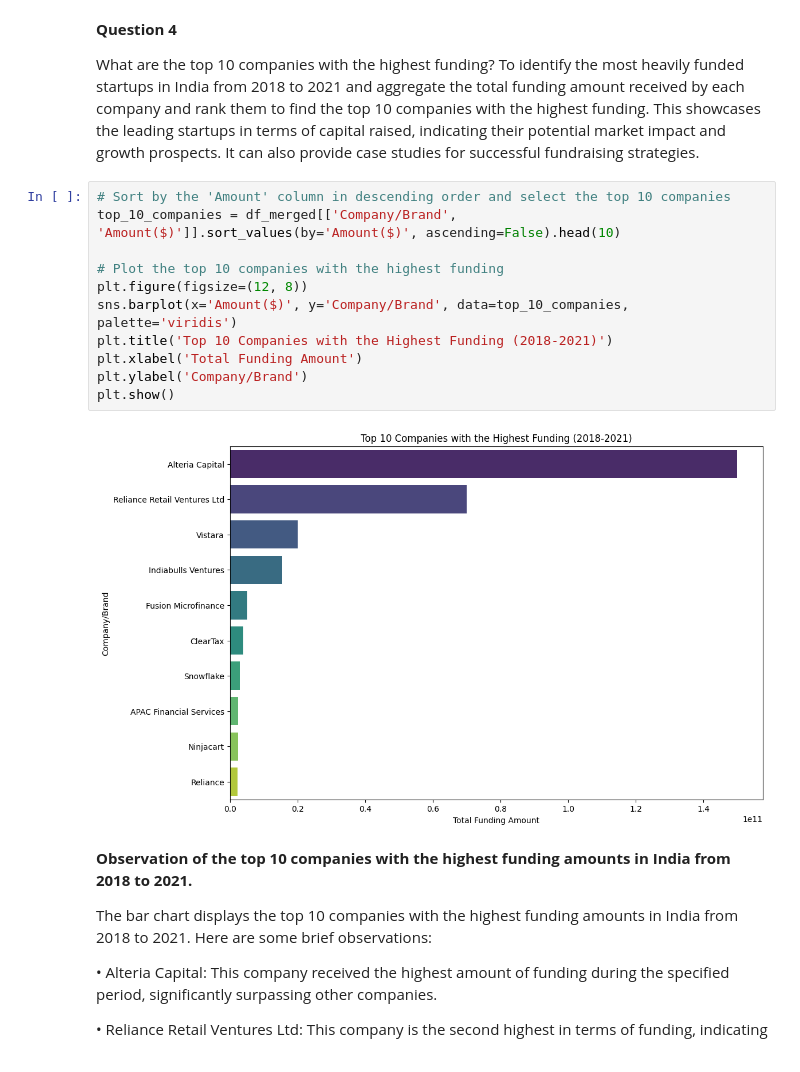
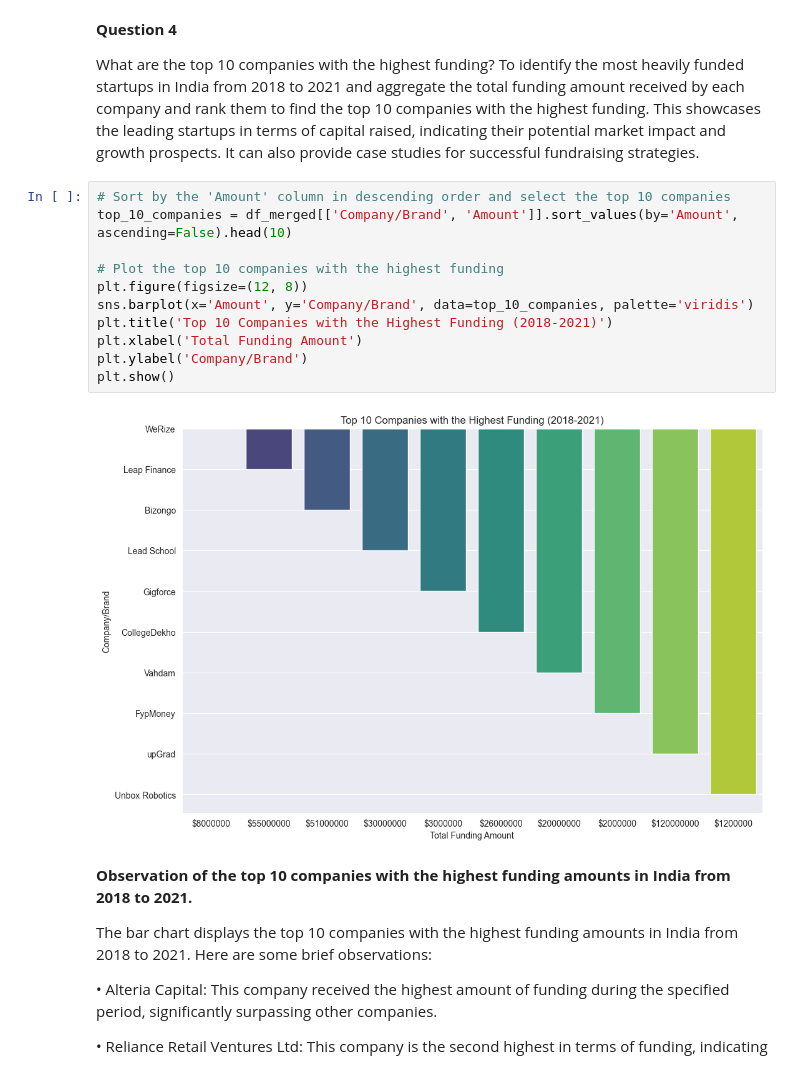
Before and after one commit to Wisdom-EdemD-rah/Indian-Startup-Ecosystem-Project, a Jupyter notebook: Notebooks/ISEP.ipynb, the cells around one changed output. Cells and saved outputs as stored; diff of their text form.

```diff
--- a/Notebooks/ISEP.ipynb
+++ b/Notebooks/ISEP.ipynb
@@ -2901,17 +2951,17 @@ What are the top 10 companies with the highest funding?
 To identify the most heavily funded startups in India from 2018 to 2021 and aggregate the total funding amount received by each company and rank them to find the top 10 companies with the highest funding. This showcases the leading startups in terms of capital raised, indicating their potential market impact and growth prospects. It can also provide case studies for successful fundraising strategies.
 # %%
 # Sort by the 'Amount' column in descending order and select the top 10 companies
-top_10_companies = df_merged[['Company/Brand', 'Amount($)']].sort_values(by='Amount($)', ascending=False).head(10)
+top_10_companies = df_merged[['Company/Brand', 'Amount']].sort_values(by='Amount', ascending=False).head(10)
 
 # Plot the top 10 companies with the highest funding
 plt.figure(figsize=(12, 8))
-sns.barplot(x='Amount($)', y='Company/Brand', data=top_10_companies, palette='viridis')
+sns.barplot(x='Amount', y='Company/Brand', data=top_10_companies, palette='viridis')
 plt.title('Top 10 Companies with the Highest Funding (2018-2021)')
 plt.xlabel('Total Funding Amount')
 plt.ylabel('Company/Brand')
 plt.show()
 # %% [output]
-[figure, old version]
+[figure, new version]
 # %% [markdown]
 **Observation of the top 10 companies with the highest funding amounts in India from 2018 to 2021.**
 
```
Also changed, not shown: parts of 22 cells of this notebook, 1 other file.
